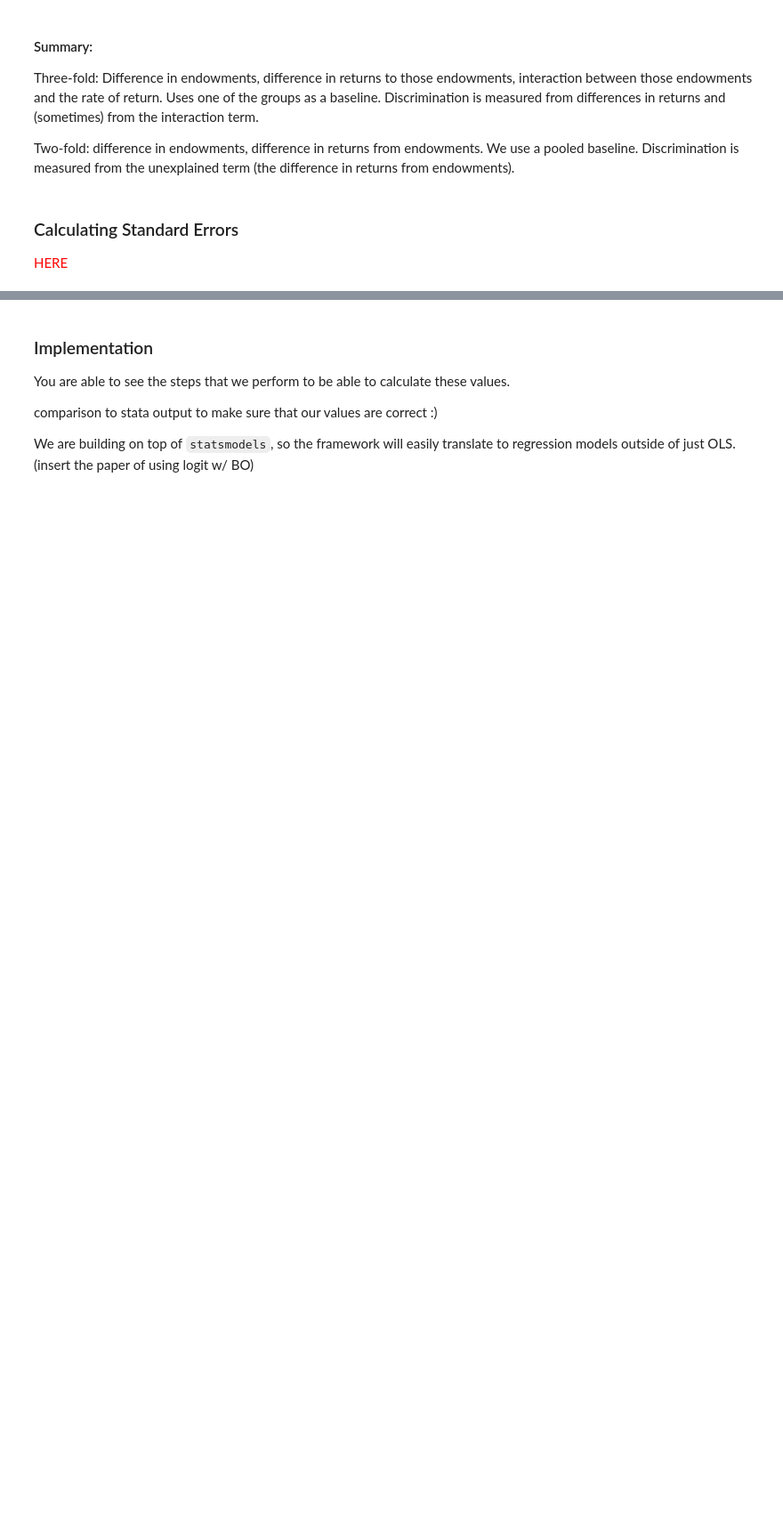
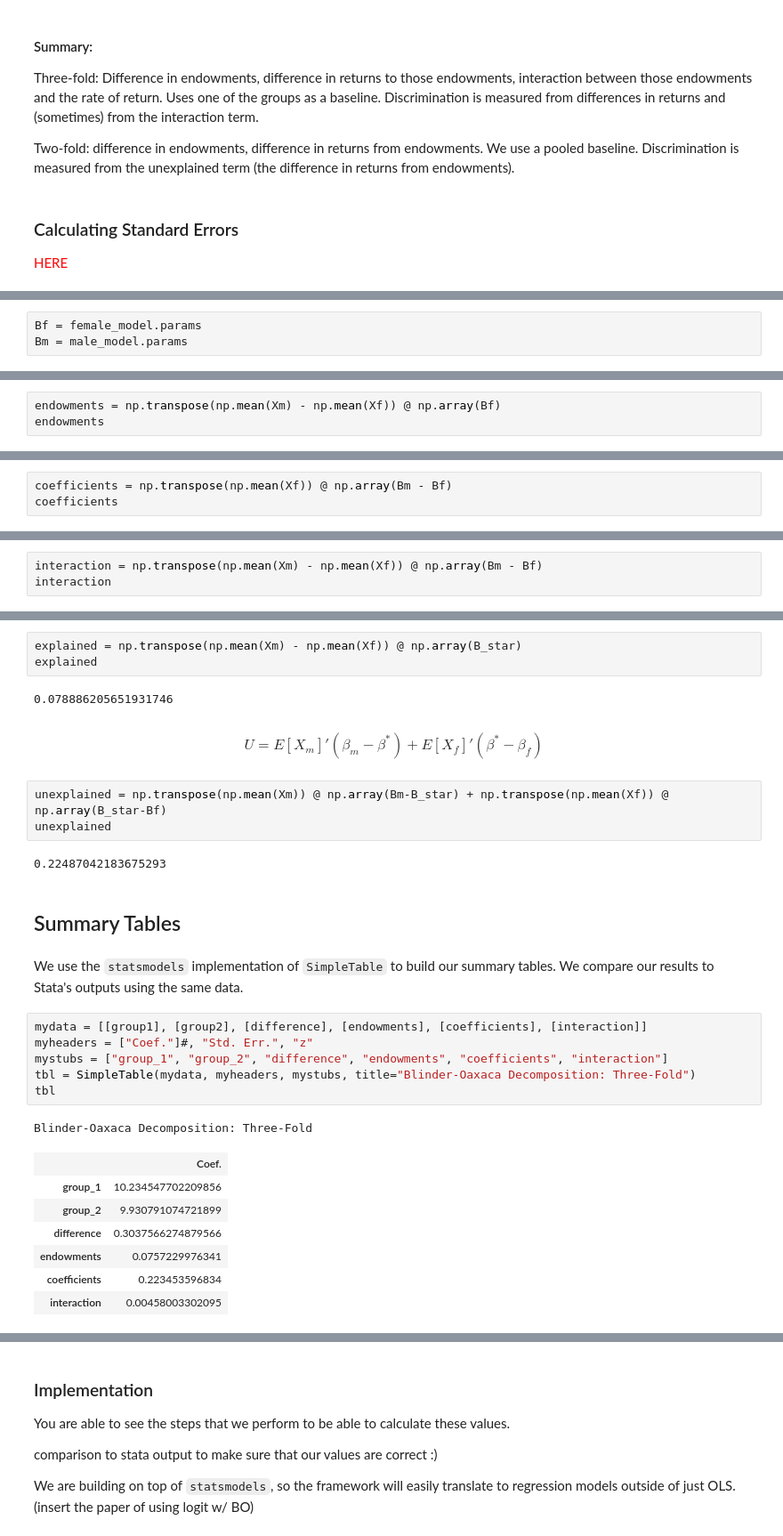
Before and after one commit to chrisdfong/Gender-Pay-Gap-Analysis, a Jupyter notebook: Project.ipynb, the cells around one changed output, grey strips where cells are left out. Shown: that part at 89% size. Saved outputs shown, nothing was run; the diff lists cells and outputs as text; blank space fills up the shorter version.

```diff
--- a/Project.ipynb
+++ b/Project.ipynb
@@ -112,0 +152,3 @@ Two-fold: difference in endowments, difference in returns from endowments. We us
+# %%
+Bf = female_model.params
+Bm = male_model.params
@@ -112,0 +181,3 @@ Two-fold: difference in endowments, difference in returns from endowments. We us
+# %%
+endowments = np.transpose(np.mean(Xm) - np.mean(Xf)) @ np.array(Bf)
+endowments
@@ -112,0 +188,3 @@ Two-fold: difference in endowments, difference in returns from endowments. We us
+# %%
+coefficients = np.transpose(np.mean(Xf)) @ np.array(Bm - Bf)
+coefficients
@@ -112,0 +195,3 @@ Two-fold: difference in endowments, difference in returns from endowments. We us
+# %%
+interaction = np.transpose(np.mean(Xm) - np.mean(Xf)) @ np.array(Bm - Bf)
+interaction
@@ -112,0 +234,31 @@ Two-fold: difference in endowments, difference in returns from endowments. We us
+# %%
+explained = np.transpose(np.mean(Xm) - np.mean(Xf)) @ np.array(B_star)
+explained
+# %% [output]
+0.078886205651931746
+# %% [markdown]
+$$U = E[X_m]'(\beta_m-\beta^*) + E[X_f]'(\beta^*-\beta_f) $$
+# %%
+unexplained = np.transpose(np.mean(Xm)) @ np.array(Bm-B_star) + np.transpose(np.mean(Xf)) @ np.array(B_star-Bf)
+unexplained
+# %% [output]
+0.22487042183675293
+# %% [markdown]
+## Summary Tables
+# %% [markdown]
+We use the `statsmodels` implementation of `SimpleTable` to build our summary tables. We compare our results to Stata's outputs using the same data.
+# %%
+mydata = [[group1], [group2], [difference], [endowments], [coefficients], [interaction]]
+myheaders = ["Coef."]#, "Std. Err.", "z"
+mystubs = ["group_1", "group_2", "difference", "endowments", "coefficients", "interaction"]
+tbl = SimpleTable(mydata, myheaders, mystubs, title="Blinder-Oaxaca Decomposition: Three-Fold")
+tbl
+# %% [output]
+Blinder-Oaxaca Decomposition: Three-Fold
+|  | Coef. |
+| group_1 | 10.234547702209856 |
+| group_2 | 9.930791074721899 |
+| difference | 0.3037566274879566 |
+| endowments | 0.0757229976341 |
+| coefficients | 0.223453596834 |
+| interaction | 0.00458003302095 |
```
Also changed, not shown: parts of 34 cells of this notebook.
